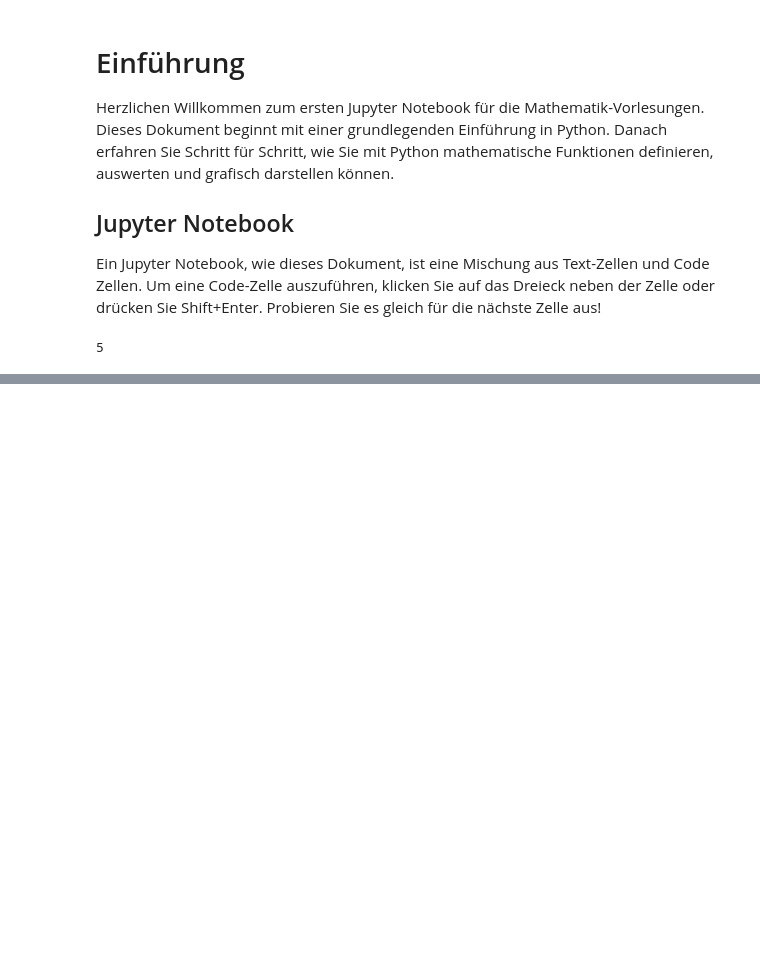
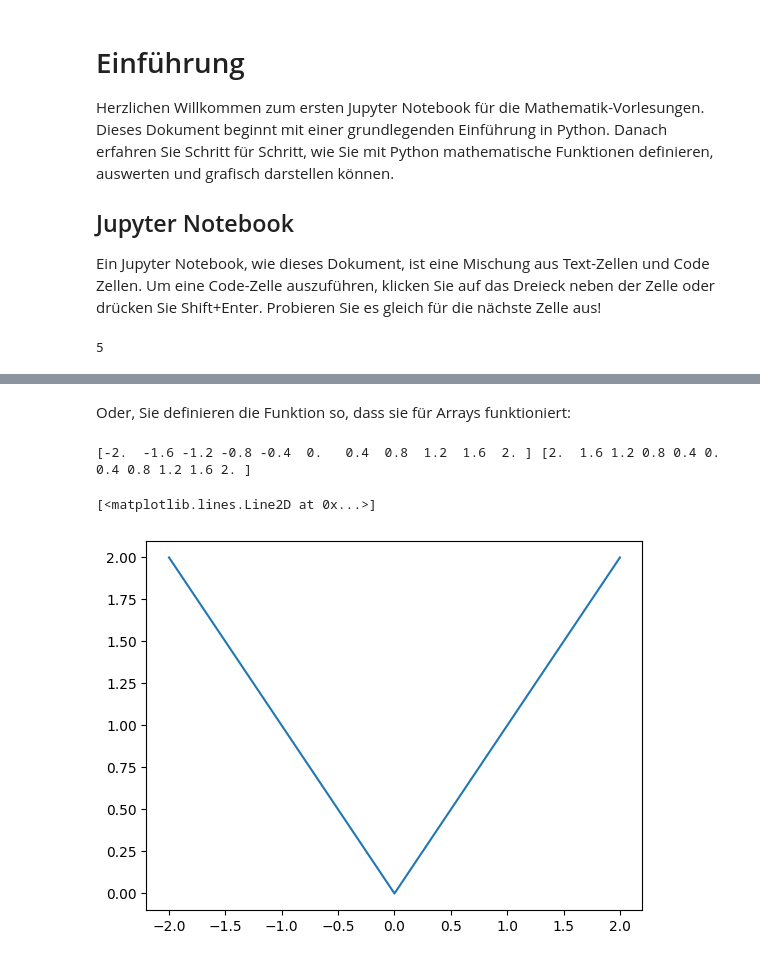
Before and after one commit to tokrelo/hso-mathe, a Jupyter notebook: 00-introduction.ipynb, the cells around one changed output, grey strips where cells are left out. Drawn from its saved outputs; the diff is of its cells as text; code cells hidden in the pictures; blank space fills up the shorter version.

```diff
--- a/00-introduction.ipynb
+++ b/00-introduction.ipynb
@@ -119,0 +318,18 @@ Text(0, 0.5, 'v')
+# %% [markdown]
+Oder, Sie definieren die Funktion so, dass sie für Arrays funktioniert:
+# %%
+def abs2(x):
+  result = zeros_like(x) # Um x nicht zu verändern, array mit gleicher Größe erstellen
+  result[x < 0] = -x[x < 0] # Alle Indexe, die kleiner 0 sind, negieren
+  result[x >= 0] = x[x >= 0] # Alle Indexe, die größer oder gleich 0 sind, belassen
+  return result
+
+# Ganz normal plotten
+x = linspace(-2, 2, 11)
+y = abs2(x)
+print(x, y)
+plot(x, y)
+# %% [output]
+[-2.  -1.6 -1.2 -0.8 -0.4  0.   0.4  0.8  1.2  1.6  2. ] [2.  1.6 1.2 0.8 0.4 0.  0.4 0.8 1.2 1.6 2. ]
+[<matplotlib.lines.Line2D at 0x...>]
+[figure, added]
```
Also changed, not shown: parts of 50 cells of this notebook.
